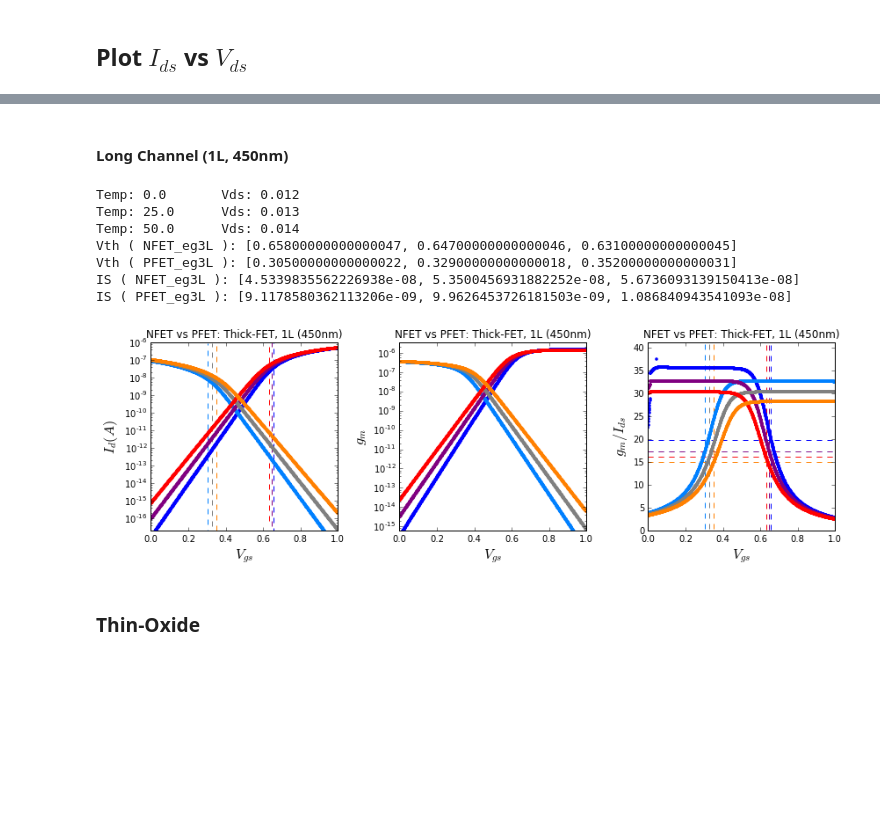
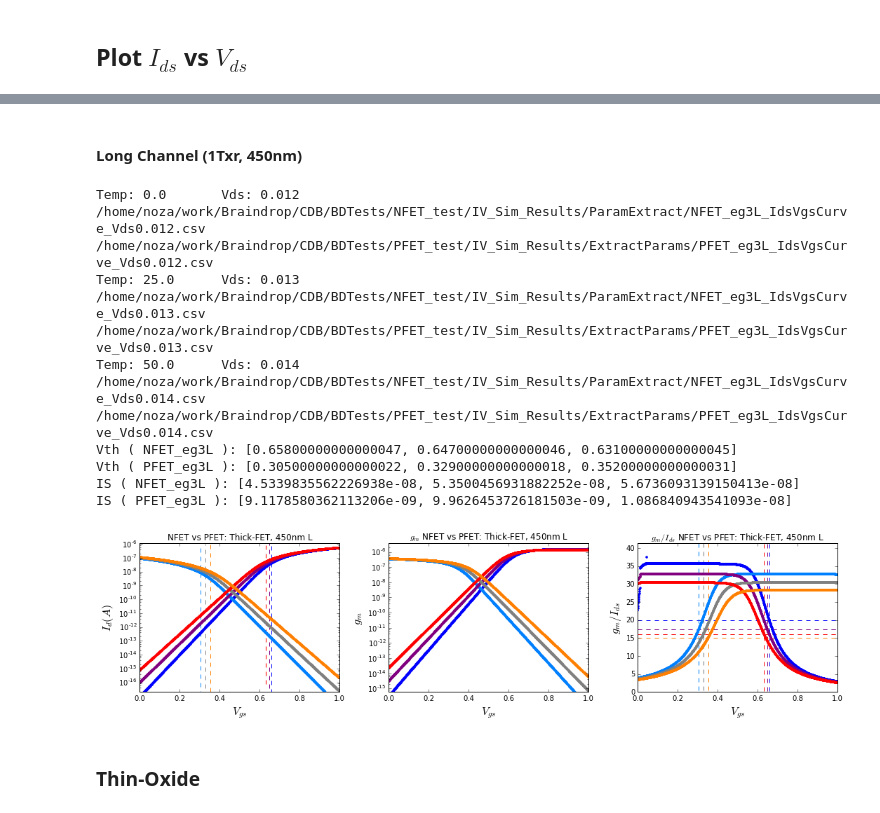
Before and after one commit to twinoza/TwinPyNB, a Jupyter notebook: FETCharacterization/NFET_ParamExtract.ipynb, the cells around one changed output, grey strips where cells are left out. Cells and saved outputs as stored; diff of their text form; code cells hidden in the pictures; blank space fills up the shorter version.

```diff
--- a/FETCharacterization/NFET_ParamExtract.ipynb
+++ b/FETCharacterization/NFET_ParamExtract.ipynb
@@ -194,41 +141,31 @@ def plotEarlyVTheory(Vds, Ms, Bs, minX=-30.):
     xlim(xlims)
     ylim(ylims)
 # %%
-def plotVgPlots(origVgs, origVgsIds, ttl, color=(1,0,0)):
-    gms = abs(diff(origVgsIds, axis=0))/diff(origVgs, axis=0)
-    gmOverId = gms/origVgsIds[:-1]
+def plotVgPlots(Vgs, Ids, ttl, color=(1,0,0)):
+    gms = calcGm(Vgs, Ids)
+    #print "gms", gms
+    gmOverId = calcGmOverId(gms, Ids[:-1])
+    #print "gm/Id", gmOverId
 
-    # Calculate the threshold voltage from the last plot's data
-    half_gmToIdRatio = gmOverId.max(axis=0)*0.53  #from S&GM, p.462, footnote 1
-    #print "Half of max(gm/Id ratio):", half_gmToIdRatio
-
-    #for i, curHalfPt in enumerate(half_gmToIdRatio):
-    if gmOverId[0]>gmOverId[-1]:   # FETType is an NFET
-        Vth = origVgs[where(gmOverId>=half_gmToIdRatio)][-1]
-    else:    # FETType is a PFET FETType=="P"
-        Vth = origVgs[where(gmOverId>=half_gmToIdRatio)][0]
-    #print "Vth: ", Vth
-
-    Vth_idx = where(origVgs[:]==Vth)
-    ISVal = origVgsIds[Vth_idx][0]*1.13 # from S&GM, p.462, Footnote 1
-    #print "IS Val: ", ISVal
+    Vth, half_gmOverId = calcVth(Vgs, gmOverId)
+    ISVal = calcIS(Vth, Vgs, Ids)
 
     subplot(1,3,1)
-    plotlogIds((origVgs, origVgsIds), ttl=ttl, xlbl=r'$V_{gs}$', color=color)
+    plotlogIds((Vgs, Ids), ttl=ttl, xlbl=r'$V_{gs}$', color=color)
     # Use the threshold voltage calculated to plot a vertical line in the plot
-    vlines(Vth, origVgsIds.min()/10, origVgsIds.max()*10,
+    vlines(Vth, Ids.min()/10, Ids.max()*10,
            colors=color,
            linestyles='dashed')
 
     subplot(1,3,2)
-    plotlogIds((origVgs[:-1], gms),
-               ttl=ttl, xlbl=r'$V_{gs}$', ylbl=r'$g_m$', color=color)
+    plotlogIds((Vgs[:-1], gms),
+               ttl=r'$g_m$ '+ttl, xlbl=r'$V_{gs}$', ylbl=r'$g_m$', color=color)
 
     subplot(1,3,3)
-    plotIds((origVgs[:-1], gmOverId),
-               ttl=ttl, xlbl=r'$V_{gs}$', ylbl=r'$g_m/I_{ds}$', color=color)
+    plotIds((Vgs[:-1], gmOverId),
+               ttl=r'$g_m/I_{ds}$ '+ttl, xlbl=r'$V_{gs}$', ylbl=r'$g_m/I_{ds}$', color=color)
     # Use the threshold voltage calculated to plot a vertical line in the plot
-    hlines(half_gmToIdRatio, 0, 1,
+    hlines(half_gmOverId, 0, 1,
            colors=color,
            linestyles='dashed')
     vlines(Vth, gmOverId.min()/10, gmOverId.max()*10,
@@ -311,20 +441,26 @@ IS ( PFET_eg1L ): [3.1025118039306649e-08, 3.4684252478598241e-08, 3.79978377521
 # %% [markdown]
-#### Long Channel (1L, 450nm)
+#### Long Channel (1Txr, 450nm)
 # %%
-figsize(12,4)
-Vths_N_eg1L, IS_N_eg1L, Vths_P_eg1L, IS_P_eg1L = compareFETs(("NFET_eg3L", "PFET_eg3L"),
+figsize(15,4)
+Vths_N_eg3L, IS_N_eg3L, Vths_P_eg3L, IS_P_eg3L = compareFETs(("NFET_eg3L", "PFET_eg3L"),
             (folderRoot, folderRoot_P),
-            "NFET vs PFET: Thick-FET, 1L (450nm)",
+            "NFET vs PFET: Thick-FET, 450nm L",
             curveType="IdsVgsCurve")
 # %% [output]
 Temp: 0.0       Vds: 0.012
+/home/noza/work/Braindrop/CDB/BDTests/NFET_test/IV_Sim_Results/ParamExtract/NFET_eg3L_IdsVgsCurve_Vds0.012.csv
+/home/noza/work/Braindrop/CDB/BDTests/PFET_test/IV_Sim_Results/ExtractParams/PFET_eg3L_IdsVgsCurve_Vds0.012.csv
 Temp: 25.0      Vds: 0.013
+/home/noza/work/Braindrop/CDB/BDTests/NFET_test/IV_Sim_Results/ParamExtract/NFET_eg3L_IdsVgsCurve_Vds0.013.csv
+/home/noza/work/Braindrop/CDB/BDTests/PFET_test/IV_Sim_Results/ExtractParams/PFET_eg3L_IdsVgsCurve_Vds0.013.csv
 Temp: 50.0      Vds: 0.014
+/home/noza/work/Braindrop/CDB/BDTests/NFET_test/IV_Sim_Results/ParamExtract/NFET_eg3L_IdsVgsCurve_Vds0.014.csv
+/home/noza/work/Braindrop/CDB/BDTests/PFET_test/IV_Sim_Results/ExtractParams/PFET_eg3L_IdsVgsCurve_Vds0.014.csv
 Vth ( NFET_eg3L ): [0.65800000000000047, 0.64700000000000046, 0.63100000000000045]
 Vth ( PFET_eg3L ): [0.30500000000000022, 0.32900000000000018, 0.35200000000000031]
 IS ( NFET_eg3L ): [4.5339835562226938e-08, 5.3500456931882252e-08, 5.6736093139150413e-08]
 IS ( PFET_eg3L ): [9.1178580362113206e-09, 9.9626453726181503e-09, 1.086840943541093e-08]
-[figure, old version]
+[figure, new version]
 # %% [markdown]
 ### Thin-Oxide
 # %%
```
Also changed, not shown: parts of 31 cells of this notebook, 1 other file.
